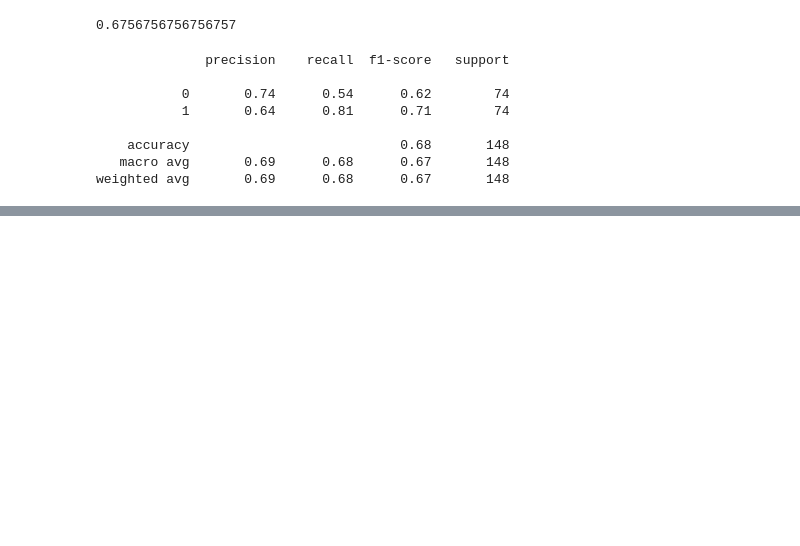
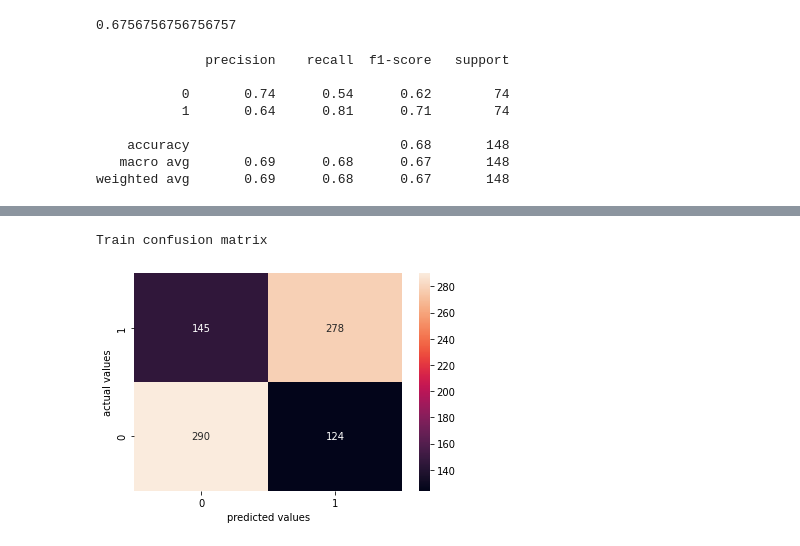
Before and after one commit to nipun1992/Restaurant-Review-Sentiment-Analysis, a Jupyter notebook: NLP Assignment Problem Statement 50 - Restaurant Review.ipynb, the cells around one changed output, grey strips where cells are left out. Cells and saved outputs as stored; diff of their text form; code cells hidden in the pictures; blank space fills up the shorter version.

```diff
--- a/NLP Assignment Problem Statement 50 - Restaurant Review.ipynb
+++ b/NLP Assignment Problem Statement 50 - Restaurant Review.ipynb
@@ -979,0 +1072,10 @@ weighted avg       0.69      0.68      0.67       148
+# %%
+print("Train confusion matrix")
+ax = sns.heatmap(confusion_matrix(df_train_Word2Vec.Liked, predictusingbestt(y_train_pred_Word2Vec_best_Hyperparameter, best_t_Word2Vec)),annot=True,fmt='d')
+ax.set_ylim([0,2])
+plt.ylabel('actual values')
+plt.xlabel('predicted values')
+plt.show()
+# %% [output]
+Train confusion matrix
+[figure, added]
```
Also changed, not shown: parts of 30 cells of this notebook.
